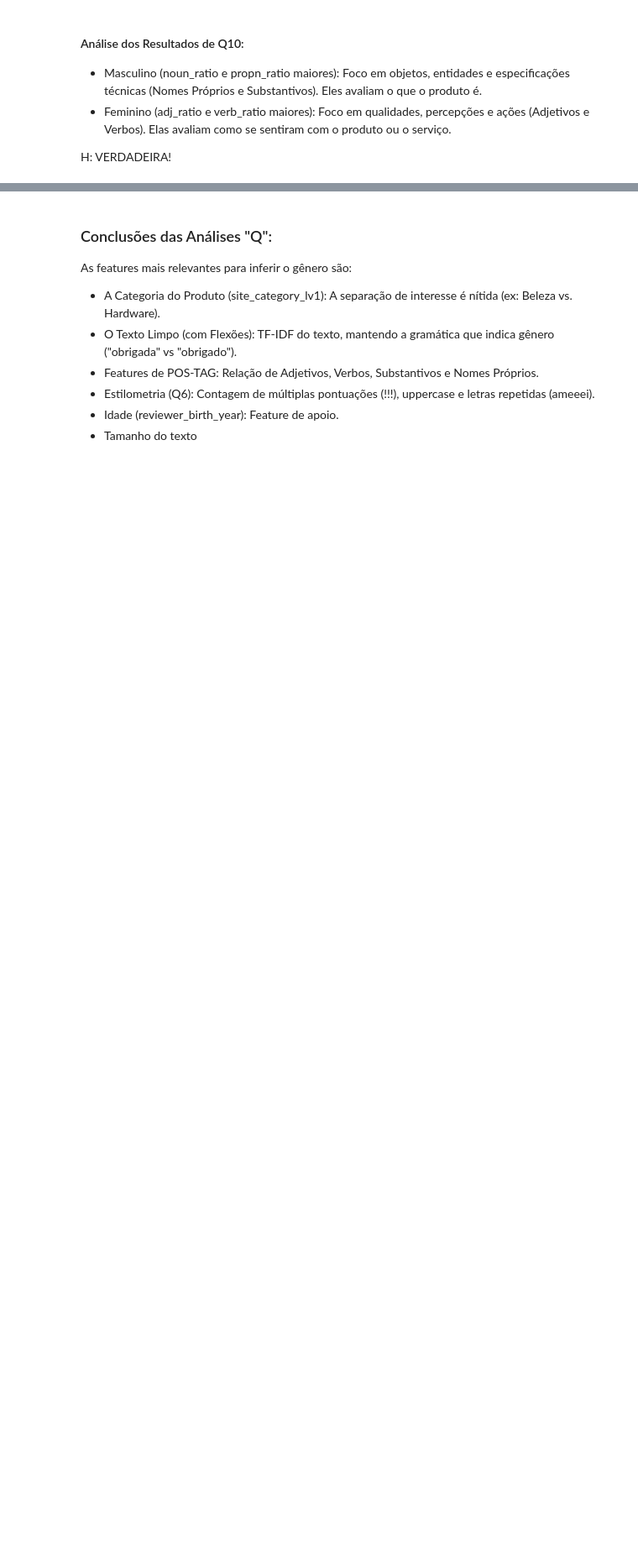
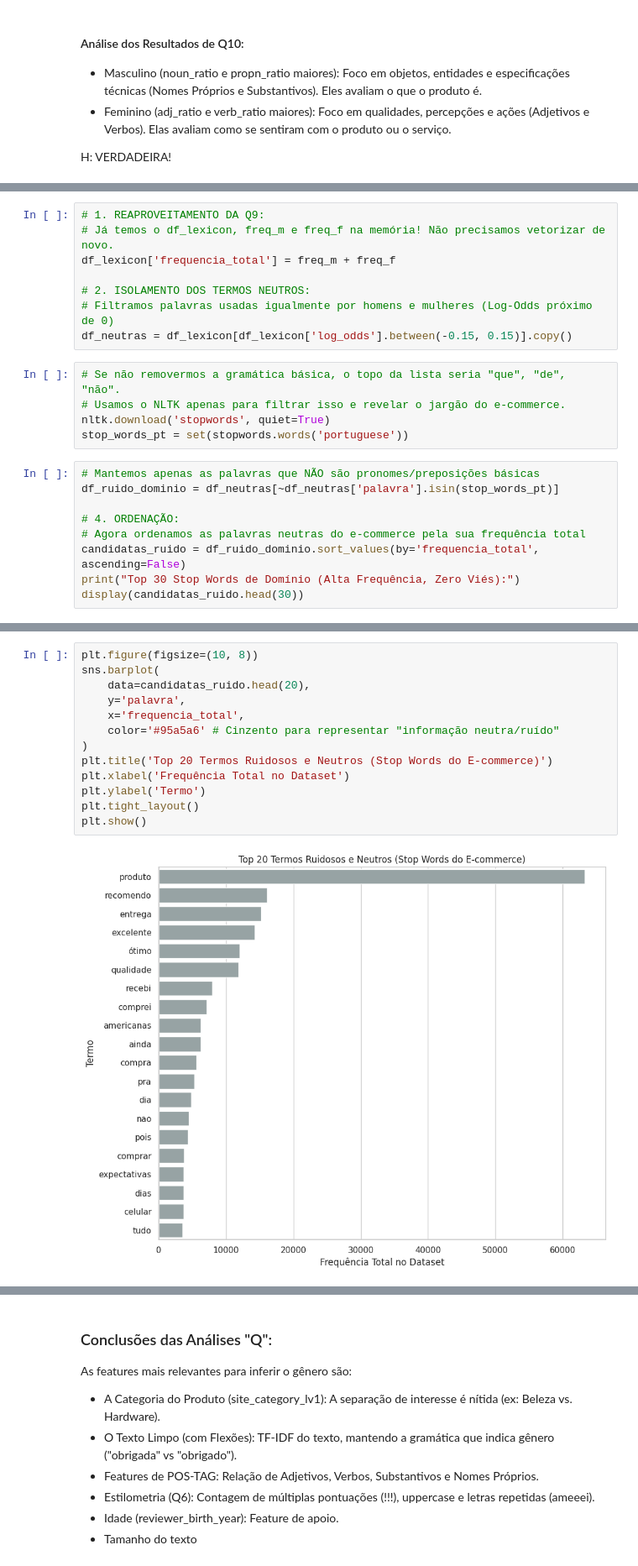
Before and after one commit to PedroYutaroUEA/gender-prediction-challenge, a Jupyter notebook: src/pipeline/00_analysis.ipynb, the cells around one changed output, grey strips where cells are left out. Shown at 84% size. Saved outputs shown, nothing was run; the diff lists cells and outputs as text; blank space fills up the shorter version.

```diff
--- a/src/pipeline/00_analysis.ipynb
+++ b/src/pipeline/00_analysis.ipynb
@@ -677,0 +683,22 @@ H: VERDADEIRA!
+# %%
+# 1. REAPROVEITAMENTO DA Q9:
+# Já temos o df_lexicon, freq_m e freq_f na memória! Não precisamos vetorizar de novo.
+df_lexicon['frequencia_total'] = freq_m + freq_f
+
+# 2. ISOLAMENTO DOS TERMOS NEUTROS:
+# Filtramos palavras usadas igualmente por homens e mulheres (Log-Odds próximo de 0)
+df_neutras = df_lexicon[df_lexicon['log_odds'].between(-0.15, 0.15)].copy()
+# %%
+# Se não removermos a gramática básica, o topo da lista seria "que", "de", "não".
+# Usamos o NLTK apenas para filtrar isso e revelar o jargão do e-commerce.
+nltk.download('stopwords', quiet=True)
+stop_words_pt = set(stopwords.words('portuguese'))
+# %%
+# Mantemos apenas as palavras que NÃO são pronomes/preposições básicas
+df_ruido_dominio = df_neutras[~df_neutras['palavra'].isin(stop_words_pt)]
+
+# 4. ORDENAÇÃO:
+# Agora ordenamos as palavras neutras do e-commerce pela sua frequência total
+candidatas_ruido = df_ruido_dominio.sort_values(by='frequencia_total', ascending=False)
+print("Top 30 Stop Words de Domínio (Alta Frequência, Zero Viés):")
+display(candidatas_ruido.head(30))
@@ -677,0 +726,15 @@ H: VERDADEIRA!
+# %%
+plt.figure(figsize=(10, 8))
+sns.barplot(
+    data=candidatas_ruido.head(20),
+    y='palavra',
+    x='frequencia_total',
+    color='#95a5a6' # Cinzento para representar "informação neutra/ruído"
+)
+plt.title('Top 20 Termos Ruidosos e Neutros (Stop Words do E-commerce)')
+plt.xlabel('Frequência Total no Dataset')
+plt.ylabel('Termo')
+plt.tight_layout()
+plt.show()
+# %% [output]
+[figure, added]
```
Also changed, not shown: parts of 6 cells of this notebook.
